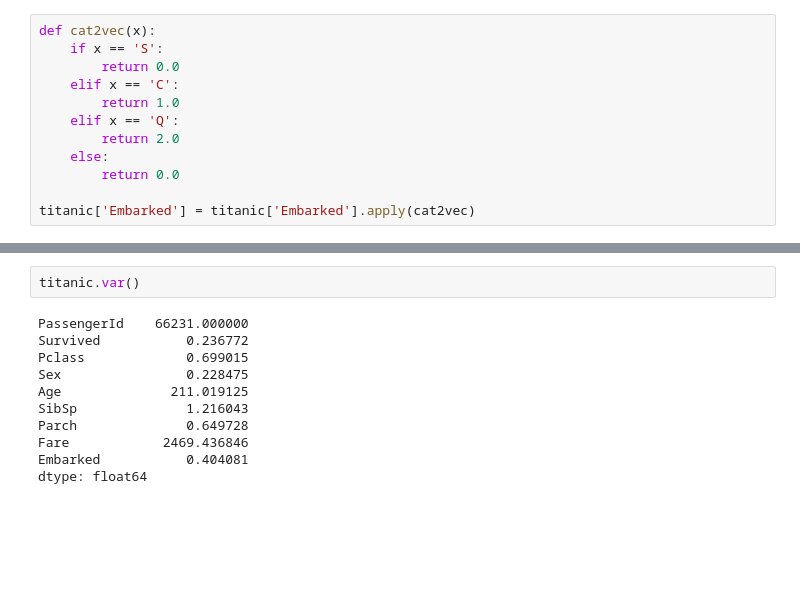
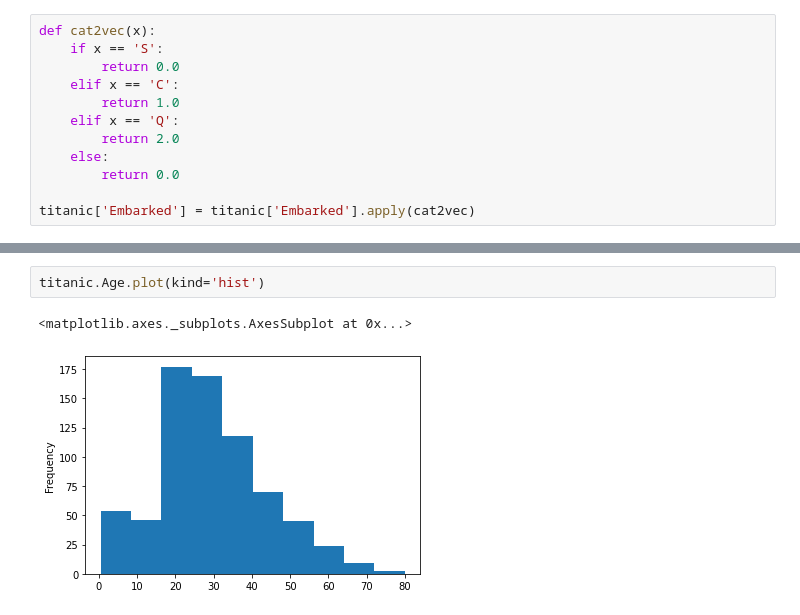
Before and after one commit to ScottLiao920/4483A3, a Jupyter notebook: data-preview.ipynb, the cells around one changed output, grey strips where cells are left out. Cells and saved outputs as stored; diff of their text form; blank space fills up the shorter version.

```diff
--- a/data-preview.ipynb
+++ b/data-preview.ipynb
@@ -72,16 +60,8 @@ titanic.head(5)
 | 2 | 3 | 1 | 3 | Heikkinen, Miss. Laina | 0.0 | 26.0 | 0 | 0 | STON/O2. 3101282 | 7.9250 | ... |
 | 3 | 4 | 1 | 1 | Futrelle, Mrs. Jacques Heath (Lil... | 0.0 | 35.0 | 1 | 0 | 113803 | 53.1000 | ... |
 | 4 | 5 | 0 | 3 | Allen, Mr. William Henry | 1.0 | 35.0 | 0 | 0 | 373450 | 8.0500 | ... |
-# %%
-titanic.var()
-# %% [output]
-PassengerId    66231.000000
-Survived           0.236772
-Pclass             0.699015
-Sex                0.228475
-Age              211.019125
-SibSp              1.216043
-Parch              0.649728
-Fare            2469.436846
-Embarked           0.404081
-dtype: float64
+# %%
+titanic.Age.plot(kind='hist')
+# %% [output]
+<matplotlib.axes._subplots.AxesSubplot at 0x...>
+[figure, added]
```
Also changed, not shown: parts of 7 cells of this notebook, 2 other files.
